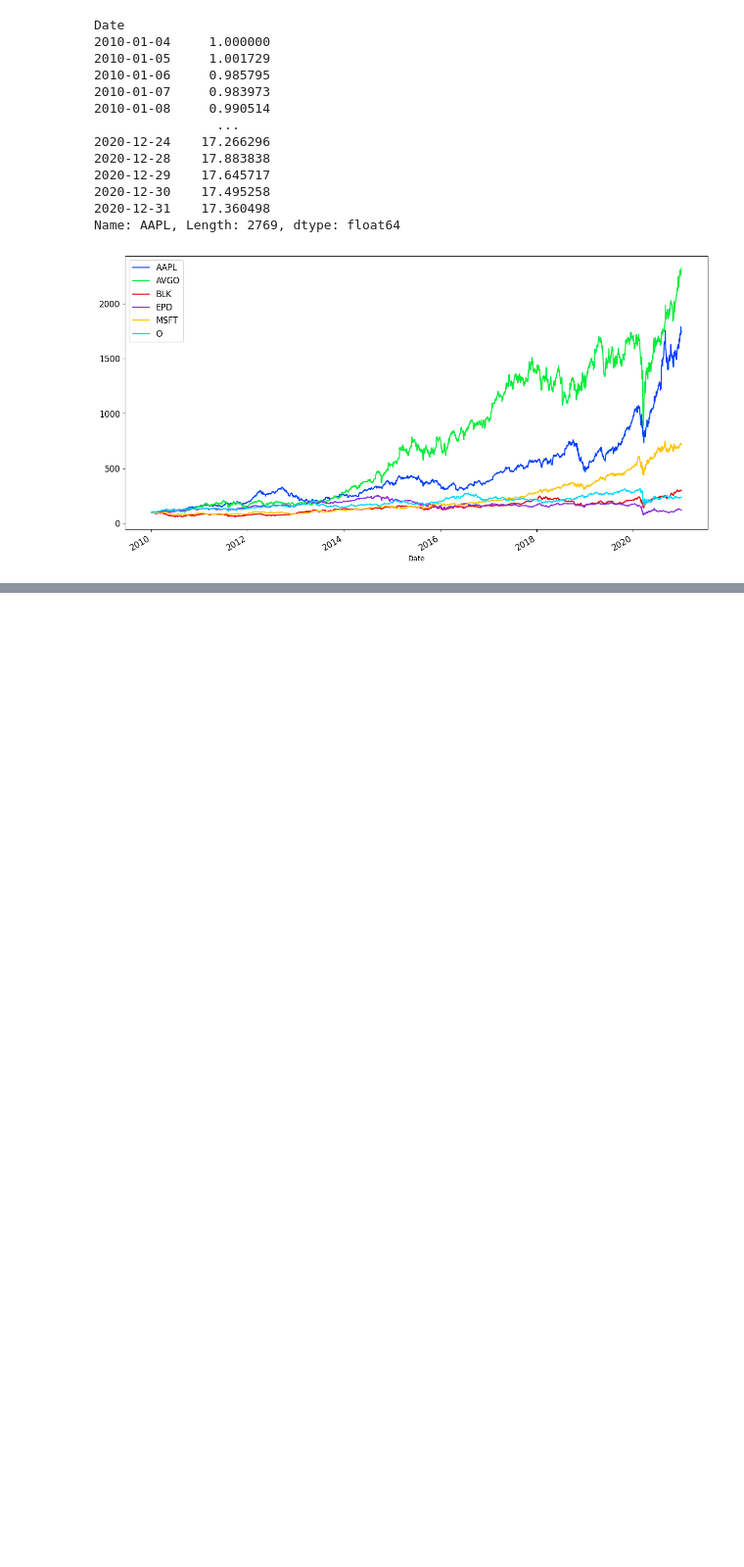
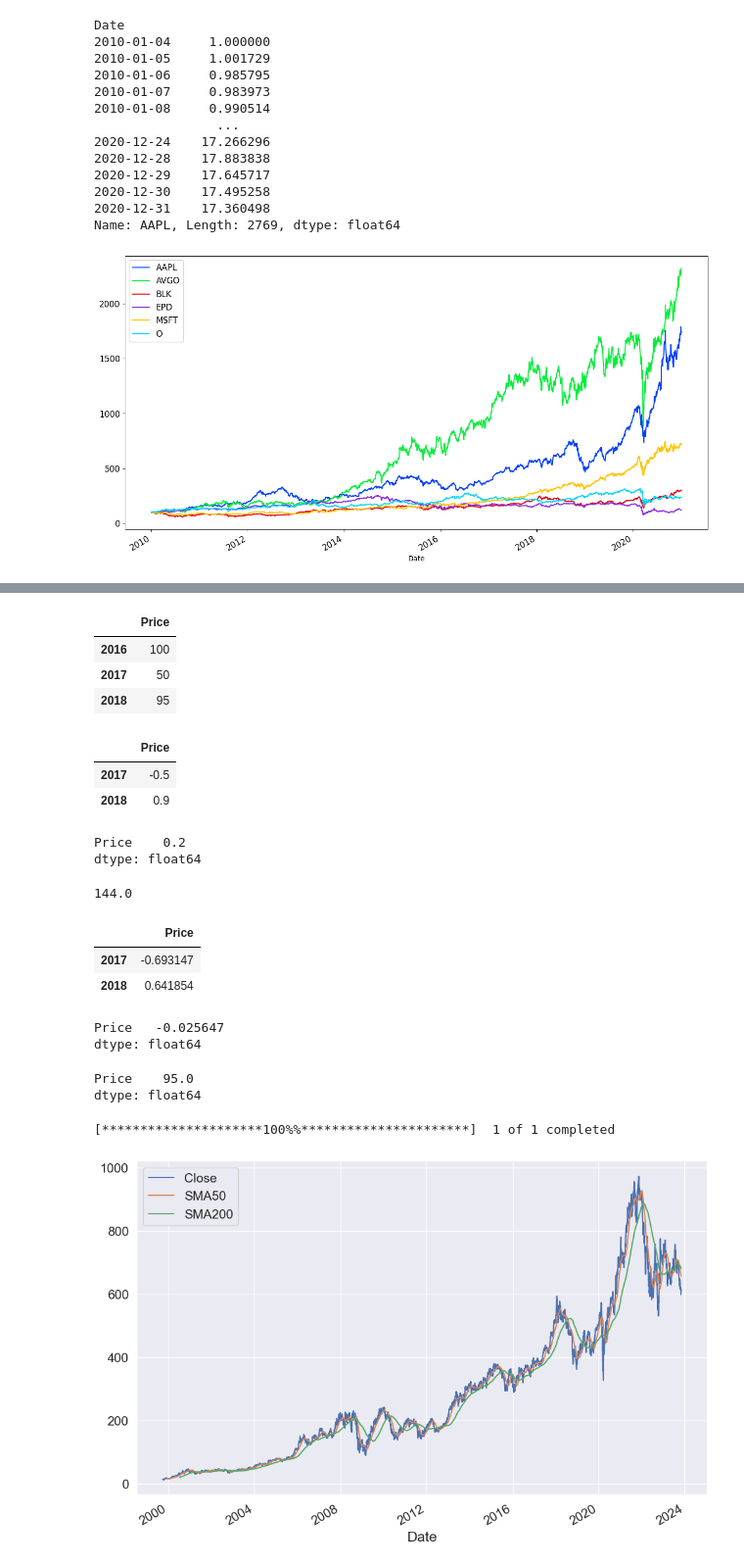
Before and after one commit to aalsaedi265/algo_trade_basic, a Jupyter notebook: algo.ipynb, the cells around one changed output, grey strips where cells are left out. Shown at 98% size. Cells and saved outputs as stored; diff of their text form; code cells hidden in the pictures; blank space fills up the shorter version.

```diff
--- a/algo.ipynb
+++ b/algo.ipynb
@@ -312,0 +550,62 @@ plt.show()
+# %%
+df = pd.DataFrame(index =[2016, 2017, 2018], data = [100,50,95], columns =["Price"])
+df
+# %% [output]
+|  | Price |
+| 2016 | 100 |
+| 2017 | 50 |
+| 2018 | 95 |
+# %%
+simplereturns = df.pct_change().dropna()
+simplereturns
+# %% [output]
+|  | Price |
+| 2017 | -0.5 |
+| 2018 | 0.9 |
+# %%
+simplereturns.mean()
+# %% [output]
+Price    0.2
+dtype: float64
+# %%
+100*1.2*1.2
+# %% [output]
+144.0
+# %%
+logreturns = np.log(df/df.shift(1)).dropna()
+logreturns
+# %% [output]
+|  | Price |
+| 2017 | -0.693147 |
+| 2018 | 0.641854 |
+# %%
+logreturns.mean()
+# %% [output]
+Price   -0.025647
+dtype: float64
+# %%
+100*np.exp(logreturns.mean()*2)
+# %% [output]
+Price    95.0
+dtype: float64
+# %%
+SPY = yf.download("BLK")
+spy=SPY.Close.to_frame()
+
+spy_roll=spy.rolling(window=10)
+spy_roll=spy_roll.mean()
+spy_roll.head(15)
+
+spy.rolling(window=10).median()
+spy.rolling(window=10).max()
+spy.rolling(window=10,min_periods=5).max()
+
+spy["SMA50"]=spy.rolling(window=50,min_periods=50).mean()
+spy["SMA200"]=spy.Close.rolling(window=200,min_periods=200).mean()
+
+spy.plot(figsize=(12,8),fontsize=15)
+plt.legend(loc="upper left", fontsize=15)
+plt.show()
+# %% [output]
+[*********************100%%**********************]  1 of 1 completed
+[figure, added]
```
Also changed, not shown: parts of 32 cells of this notebook.
